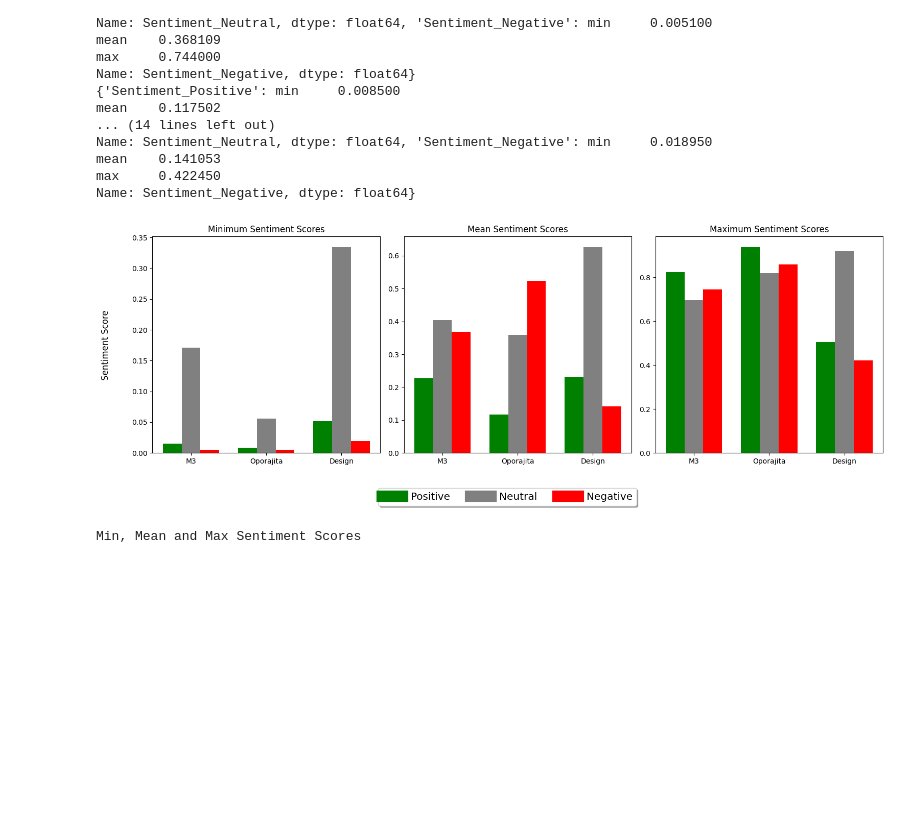
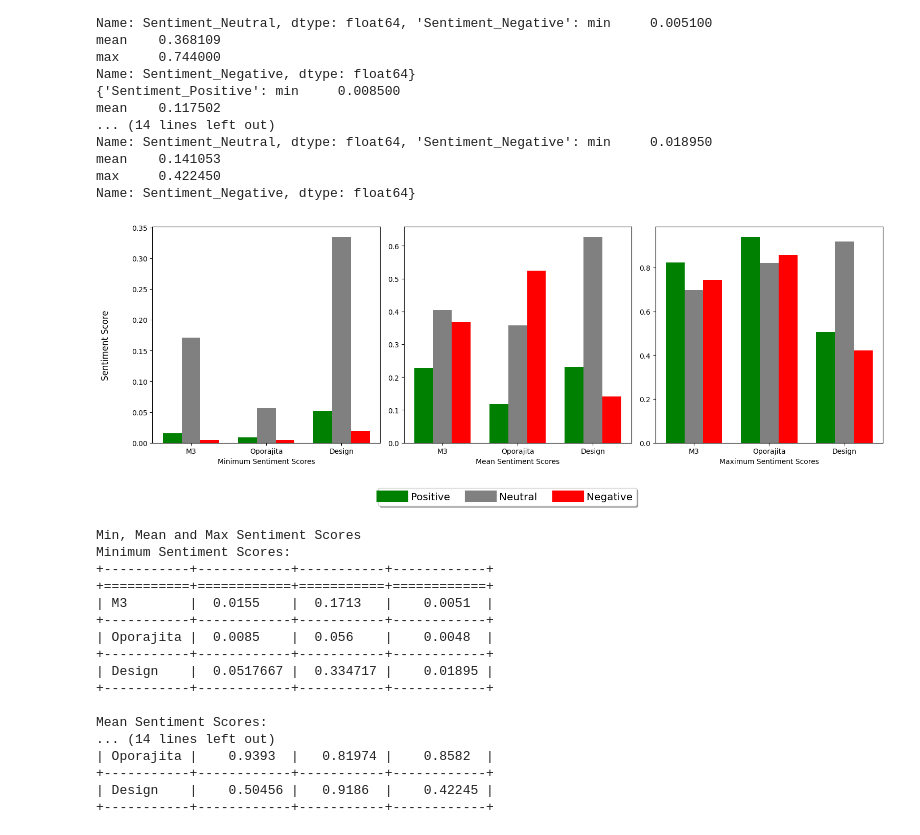
Before and after one commit to SumitKar01/mail-response-analysis, a Jupyter notebook: graphing-response-sp.ipynb, the cells around one changed output. Saved outputs shown, nothing was run; the diff lists cells and outputs as text; code cells hidden in the pictures; blank space fills up the shorter version.

```diff
--- a/graphing-response-sp.ipynb
+++ b/graphing-response-sp.ipynb
@@ -288,10 +269,9 @@ def plot_sentiment_scores(ax, data, title):
 
     for i, (label, color) in enumerate(zip(['Positive', 'Neutral', 'Negative'], ['green', 'grey', 'red'])):
         ax.bar(x + i*width - width, data[label], width, label=label, color=color)
-
-#     ax.set_xlabel('Dataset')
+        ax.set_xlabel(title)
 #     ax.set_ylabel('Sentiment Score')
-    ax.set_title(title)
+#     ax.set_title(title)
     ax.set_xticks(x)
     ax.set_xticklabels(labels)
 
@@ -326,32 +306,65 @@ max_data = {
                  summary_design['Sentiment_Positive']['max']],
     'Neutral': [summary_m3['Sentiment_Neutral']['max'],
                 summary_oporajita['Sentiment_Neutral']['max'],
                 summary_design['Sentiment_Neutral']['max']],
     'Negative': [summary_m3['Sentiment_Negative']['max'],
                  summary_oporajita['Sentiment_Negative']['max'],
                  summary_design['Sentiment_Negative']['max']]
 }
 
 # Creating subplots
 fig, axs = plt.subplots(1, 3, figsize=(15, 5))
 handles, labels = axes[0].get_legend_handles_labels()
 fig.legend(handles, labels, loc='lower center', bbox_to_anchor=(0.5, -0.15), shadow=True, ncol=3, fontsize='x-large')
 
 # Set common xlabel and ylabel for the entire figure
 #fig.text(0.5, -0.05, 'Sentiment Score', ha='center')
 fig.text(-0.03, 0.5, 'Sentiment Score', va='center', rotation='vertical', fontsize='large')
 # Plotting minimum sentiment scores
 plot_sentiment_scores(axs[0], min_data, 'Minimum Sentiment Scores')
 
 # Plotting mean sentiment scores
 plot_sentiment_scores(axs[1], mean_data, 'Mean Sentiment Scores')
 
 # Plotting maximum sentiment scores
 plot_sentiment_scores(axs[2], max_data, 'Maximum Sentiment Scores')
 
 plt.tight_layout()
 plt.show()
 print('Min, Mean and Max Sentiment Scores')
+
+
+
+# Custom row headers
+row_headers = ['M3', 'Oporajita', 'Design']
+
+# Print minimum sentiment scores
+print("Minimum Sentiment Scores:")
+print(tabulate(min_data, headers='keys', showindex=row_headers, tablefmt='grid'))
+
+# Print mean sentiment scores
+print("\nMean Sentiment Scores:")
+print(tabulate(mean_data, headers='keys', showindex=row_headers, tablefmt='grid'))
+
+# Print maximum sentiment scores
+print("\nMaximum Sentiment Scores:")
+print(tabulate(max_data, headers='keys', showindex=row_headers, tablefmt='grid'))
 # %% [output]
-[figure, old version]
+[figure, new version]
 Min, Mean and Max Sentiment Scores
+Minimum Sentiment Scores:
++-----------+------------+-----------+------------+
++===========+============+===========+============+
+| M3        |  0.0155    |  0.1713   |    0.0051  |
++-----------+------------+-----------+------------+
+| Oporajita |  0.0085    |  0.056    |    0.0048  |
++-----------+------------+-----------+------------+
+| Design    |  0.0517667 |  0.334717 |    0.01895 |
++-----------+------------+-----------+------------+
+
+Mean Sentiment Scores:
+... (14 lines left out)
+| Oporajita |    0.9393  |   0.81974 |    0.8582  |
++-----------+------------+-----------+------------+
+| Design    |    0.50456 |   0.9186  |    0.42245 |
++-----------+------------+-----------+------------+
```
Also changed, not shown: parts of 5 cells of this notebook.
